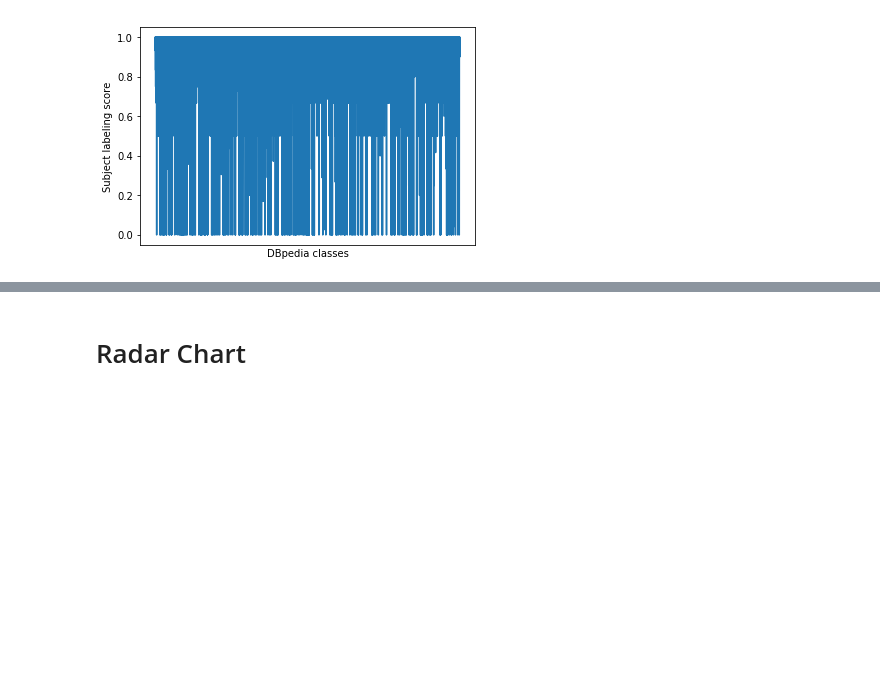
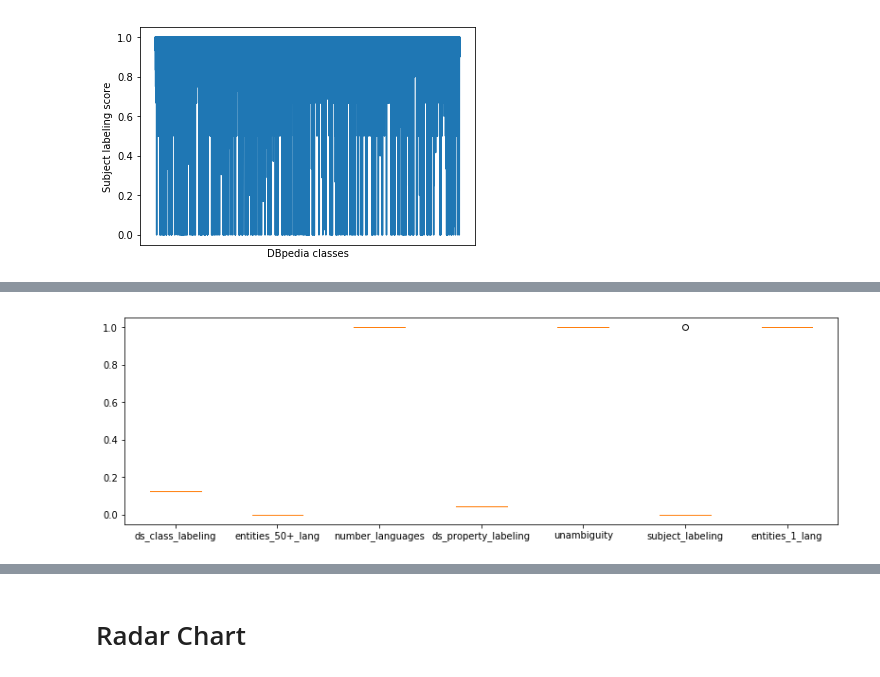
Before and after one commit to luciekaffee/metrics-label, a Jupyter notebook: graphs/Graphs.ipynb, the cells around one changed output, grey strips where cells are left out. Saved outputs shown, nothing was run; the diff lists cells and outputs as text; code cells hidden in the pictures; blank space fills up the shorter version.

```diff
--- a/graphs/Graphs.ipynb
+++ b/graphs/Graphs.ipynb
@@ -157,0 +149,12 @@ entities_6_10_lang
+# %%
+data_yago = {}
+for x in yago_rdfmt.values():
+    for metric, data in x.iteritems():
+        if not isinstance(data, numbers.Number) or not data <= 1:
+            continue
+        if metric == 'entities_2_5_lang' or metric == 'entities_11_50_lang' or metric == 'entities_6_10_lang':
+            continue
+        if metric in data_yago:
+            data_yago[metric].append(data)
+        else:
+            data_yago[metric] = [data]
@@ -157,0 +170,21 @@ entities_6_10_lang
+# %%
+data_mb = {}
+for x in musicbrainz_rdfmt.values():
+    for metric, data in x.iteritems():
+        if not isinstance(data, numbers.Number) or not data <= 1:
+            continue
+        if metric == 'entities_2_5_lang' or metric == 'entities_11_50_lang' or metric == 'entities_6_10_lang':
+            continue
+        if metric in data_mb:
+            data_mb[metric].append(data)
+        else:
+            data_mb[metric] = [data]
+# %%
+fig = plt.gcf()
+fig.set_size_inches(13.5, 4)
+labels, data = data_mb.keys(), data_mb.values()
+plt.boxplot(data)
+plt.xticks(range(1, len(labels) + 1), labels)
+plt.savefig('boxplot-musicbrainz.pdf')
+# %% [output]
+[figure, added]
```
Also changed, not shown: parts of 12 cells of this notebook, 6 other files.
